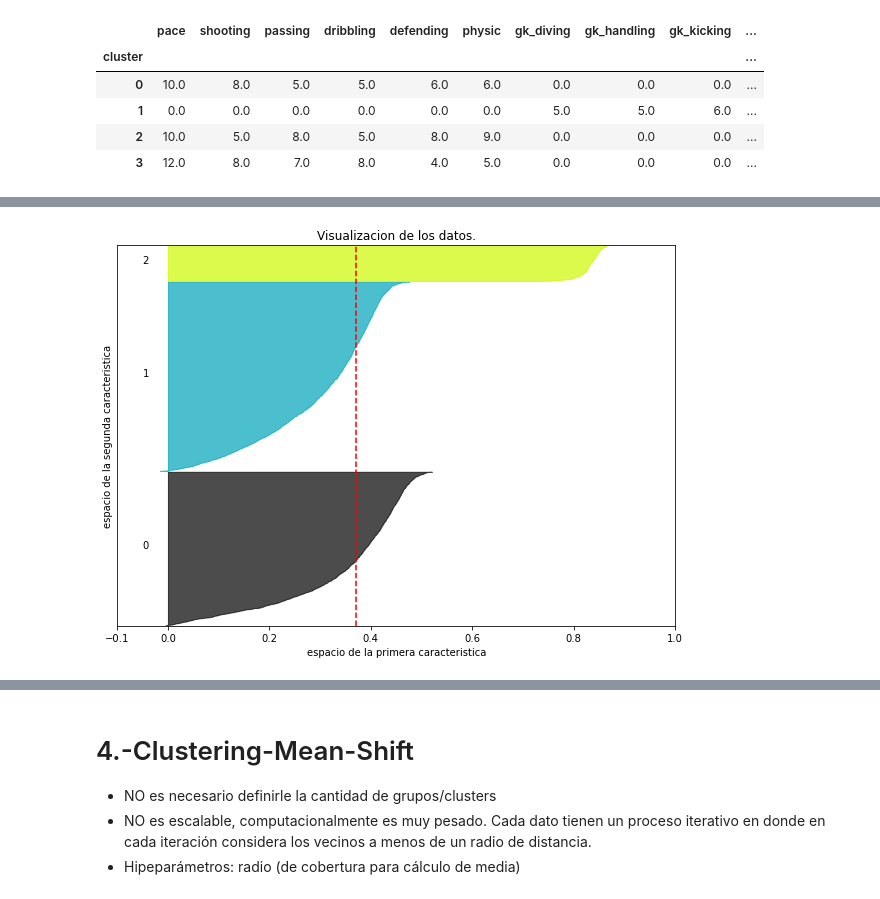
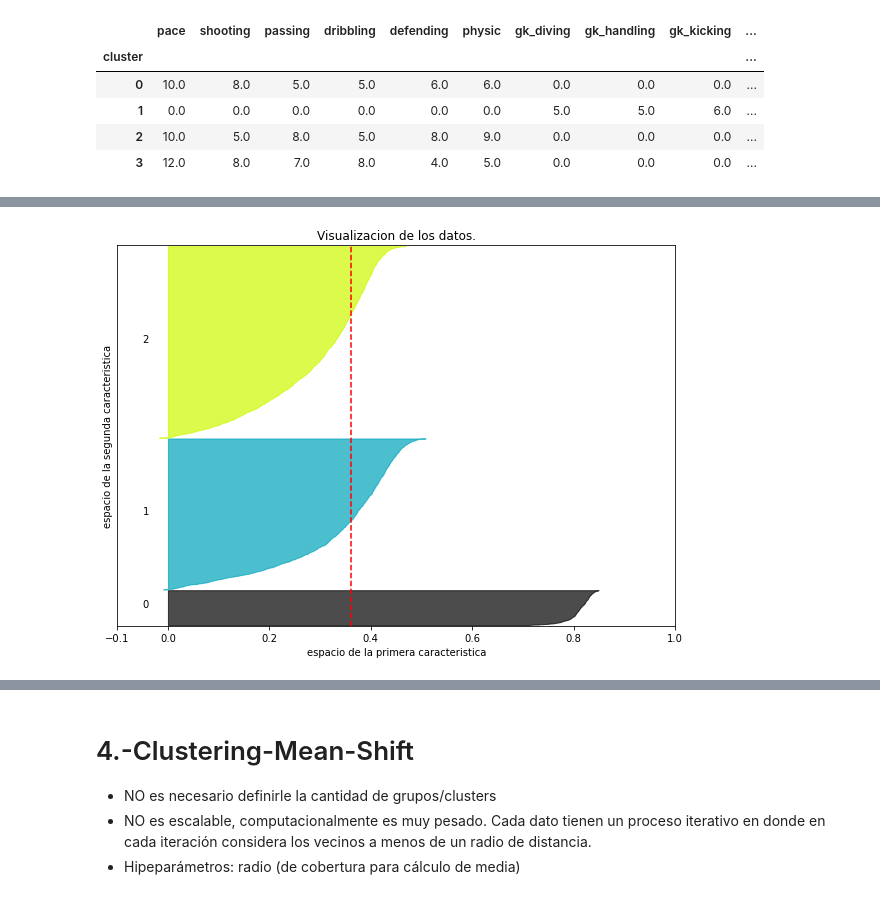
Before and after one commit to mbetteram/AprendizajeNoSupervisado, a Jupyter notebook: ntb_clustering_2_fifa2020_Edit.ipynb, the cells around one changed output, grey strips where cells are left out. Cells and saved outputs as stored; diff of their text form; code cells hidden in the pictures.

```diff
--- a/ntb_clustering_2_fifa2020_Edit.ipynb
+++ b/ntb_clustering_2_fifa2020_Edit.ipynb
@@ -106,0 +150,9 @@ ES necesario definirle la cantidad de grupos/clusters (n_clusters), es un hiperp
+# %%
+std    = preprocessing.StandardScaler().fit(df_skills)
+X_s    = std.transform(df_skills) # numpyarray normalizado por columna
+# %%
+minmax = MinMaxScaler().fit(df_skills)
+X_mm   = minmax.transform(df_skills)
+# %%
+for i in range(10):
+    print( X_mm[i].mean().round(2), X_mm[i].std().round(2), X_s[i].mean().round(2), X_s[i].std().round(2) )
@@ -112,7 +175,7 @@ from sklearn import decomposition
 n_clust = 4
 
 km = KMeans(n_clusters=n_clust)
-km.fit(df_skills)
+km.fit(X_mm)
 
 # Recuperacion de etiquetas
 clusters = km.labels_
@@ -264,19 +305,4 @@ km.get_params()
 # %%
-from sklearn.datasets import make_blobs
-from sklearn.cluster import KMeans
-from sklearn.metrics import silhouette_samples, silhouette_score
-
-import matplotlib.pyplot as plt
-import matplotlib.cm as cm
-import numpy as np
-
-print(__doc__)
-
-# Generating the sample data from make_blobs
-# This particular setting has one distinct cluster and 3 clusters placed close
-# together.
-X = df_skills
-
 range_n_clusters = [ 2, 3, 4, 5, 6,  7, 8]
 sse ={}
 for n_clusters in range_n_clusters:
@@ -290,23 +316,23 @@ for n_clusters in range_n_clusters:
     ax1.set_xlim([-0.1, 1])
     # The (n_clusters+1)*10 is for inserting blank space between silhouette
     # plots of individual clusters, to demarcate them clearly.
-    ax1.set_ylim([0, len(X) + (n_clusters + 1) * 10])
+    ax1.set_ylim([0, len(X_mm) + (n_clusters + 1) * 10])
 
     # Initialize the clusterer with n_clusters value and a random generator
     # seed of 10 for reproducibility.
     clusterer = KMeans(n_clusters=n_clusters, random_state=10)
-    cluster_labels = clusterer.fit_predict(X)
+    cluster_labels = clusterer.fit_predict(X_mm)
     sse[n_clusters] = clusterer.inertia_
 
     # The silhouette_score gives the average value for all the samples.
     # This gives a perspective into the density and separation of the formed
     # clusters
-    silhouette_avg = silhouette_score(X, cluster_labels)
+    silhouette_avg = silhouette_score(X_mm, cluster_labels)
     print("Para n_clusters =", n_clusters,
           "El silhouette_score promedio es :", silhouette_avg)
 
     # Compute the silhouette scores for each sample
-    sample_silhouette_values = silhouette_samples(X, cluster_labels)
+    sample_silhouette_values = silhouette_samples(X_mm, cluster_labels)
 
     y_lower = 10
     for i in range(n_clusters):
@@ -341,31 +367,6 @@ for n_clusters in range_n_clusters:
     ax1.set_yticks([])  # Clear the yaxis labels / ticks
     ax1.set_xticks([-0.1, 0, 0.2, 0.4, 0.6, 0.8, 1])
 
-
-    # 2nd Plot showing the actual clusters formed
-#    colors = cm.nipy_spectral(cluster_labels.astype(float) / n_clusters)
-#   # ax2.scatter(X[:, 0], X[:, 1], marker='.', s=30, lw=0, alpha=0.7,
-#   #             c=colors, edgecolor='k')
-##
-##    # Labeling the clusters
-##    centers = clusterer.cluster_centers_
-##    # Draw white circles at cluster centers
-#    ax2.scatter(centers[:, 0], centers[:, 1], marker='o',
-#                c="white", alpha=1, s=200, edgecolor='k')
-#
-#    for i, c in enumerate(centers):
-#        ax2.scatter(c[0], c[1], marker='$%d$' % i, alpha=1,
-#                    s=50, edgecolor='k')
-#
-#    ax2.set_title("Visualizacion de los datos.")
-#    ax2.set_xlabel("espacio de la primera caracteristica")
-#    ax2.set_ylabel("espacio de la segunda caracteristica")
-#
-#    plt.suptitle(("Analisis de silueta para Kmedias "
-#                  "con n_clusters = %d" % n_clusters),
-#                 fontsize=14, fontweight='bold')
-    #plt.savefig("kmeans_%d" % n_clusters, dpi=300)
-
 plt.show()
 
 fig, (ax1) = plt.subplots(1, 1)
@@ -376,24 +377,5 @@ ax1.plot(list(sse.keys()), list(sse.values()))
 ax1.set_xlabel("Numero of cluster")
 ax1.set_ylabel("Inercia")
 
-clusterer = KMeans(n_clusters=4, random_state=10)
-cluster_labels = clusterer.fit_predict(X)
-
-colors = cm.nipy_spectral(cluster_labels.astype(float) / 4)
-#ax2.scatter(X[:, 0], X[:, 1], marker='.', s=30, lw=0, alpha=0.7,c=colors, edgecolor='k')
-
-# Labeling the clusters
-centers = clusterer.cluster_centers_
-    # Draw white circles at cluster centers
-#ax2.scatter(centers[:, 0], centers[:, 1], marker='o',c="white", alpha=1, s=200, edgecolor='k')
-
-#for i, c in enumerate(centers):
-#    ax2.scatter(c[0], c[1], marker='$%d$' % i, alpha=1,s=50, edgecolor='k')
-
-#ax2.set_title("Visualizacion de los datos.")
-#ax2.set_xlabel("espacio de la primera caracteristica")
-#ax2.set_ylabel("espacio de la segunda caracteristica")
-
-#plt.savefig("kmeans_elbow", dpi=300)
 plt.show()
 # %% [output]
@@ -409 +390 @@ Para n_clusters = 8 El silhouette_score promedio es : 0.2065531428610869
-[figure, old version]
+[figure, new version]
```
Also changed, not shown: parts of 34 cells of this notebook.
